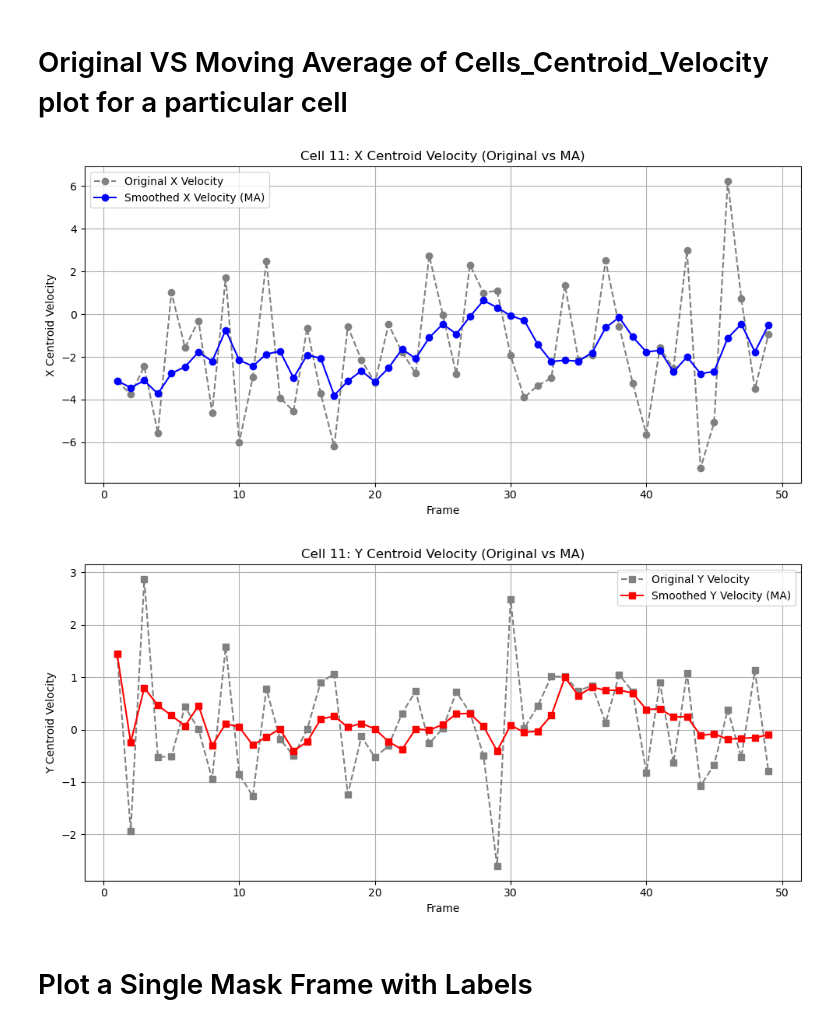
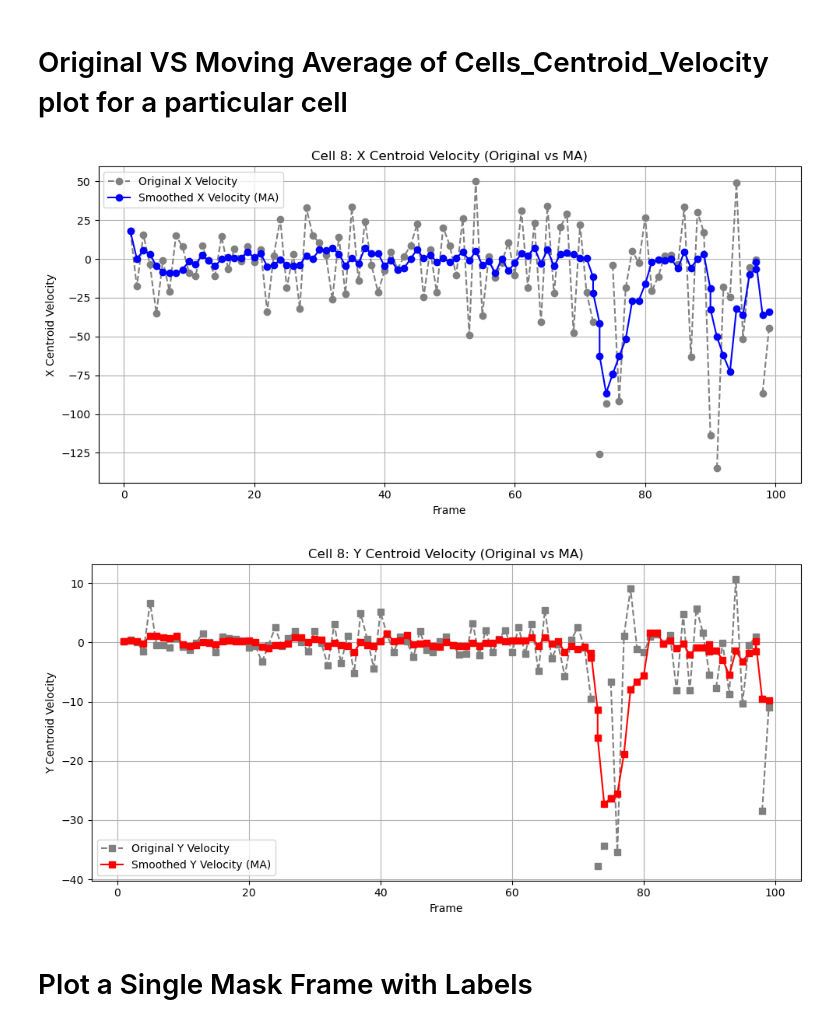
Before and after one commit to mina-mahbub/EmbedTrack_Mina, a Jupyter notebook: Cell_Frame-Video/Track_video.ipynb, the cells around one changed output. Drawn from its saved outputs; the diff is of its cells as text; code cells hidden in the pictures.

```diff
--- a/Cell_Frame-Video/Track_video.ipynb
+++ b/Cell_Frame-Video/Track_video.ipynb
@@ -1180,8 +1175,7 @@ def analyze_cells_by_mask_labels_with_velocity_corrected(mask_directory, output_
 
 #######  Example usage
 mask_directory = "/home/MinaHossain/EmbedTrack/Shape_measure/HP4_TRA"
-output_directory = "/home/MinaHossain/EmbedTrack/Cell_Frame-Video/"
-# output_directory = "/home/MinaHossain/EmbedTrack/Cell_Frame-Video/Output"
+output_directory = "/home/MinaHossain/EmbedTrack/Cell_Frame-Video/Output"
 
 results_df = analyze_cells_by_mask_labels_with_velocity_corrected(mask_directory, output_directory)
 
@@ -1243,36 +1237,37 @@ def plot_cell_velocity_comparison(input_directory,output_directory, cell_id, win
     plt.xlabel("Frame")
     plt.ylabel("X Centroid Velocity")
     plt.title(f"Cell {cell_id}: X Centroid Velocity (Original vs MA)")
     plt.grid(True)
     plt.legend()
     plt.tight_layout()
     plt.savefig(os.path.join(output_directory, f"Line_Plot_Frame VS X_Centroid_Velocity_MA{window_size}_{cell_id}.png"))
     plt.show()
 
     # Plot Y Centroid Velocity
     plt.figure(figsize=(10, 5))
     plt.plot(cell_orig["Frame"], cell_orig["Y_Centroid_Velocity"], marker='s', linestyle='--', color='gray', label='Original Y Velocity')
     plt.plot(cell_ma["Frame"], cell_ma["Y_Centroid_Velocity_MA"], marker='s', linestyle='-', color='red', label='Smoothed Y Velocity (MA)')
     plt.xlabel("Frame")
     plt.ylabel("Y Centroid Velocity")
     plt.title(f"Cell {cell_id}: Y Centroid Velocity (Original vs MA)")
     plt.grid(True)
     plt.legend()
     plt.tight_layout()
     plt.savefig(os.path.join(output_directory, f"Line_Plot_Frame VS Y_Centroid_Velocity_MA{window_size}_{cell_id}.png"))
     plt.show()
 
 
 # Example Usage
 # plot_cell_velocity("/home/MinaHossain/EmbedTrack/Moving_Average-Shape/", cell_id=2, window_size=5)
-cell_id=11
+cell_id=8
+
 window_size=5
 input_directory="/home/MinaHossain/EmbedTrack/Cell_Frame-Video/Output"
 output_directory="/home/MinaHossain/EmbedTrack/Cell_Frame-Video/New_Shape"
 plot_cell_velocity_comparison(input_directory,output_directory, cell_id, window_size)
 # %% [output]
-[figure, old version]
+[figure, new version]
-[figure, old version]
+[figure, new version]
 # %% [markdown]
 # Plot a Single Mask Frame with Labels
 # %%
```
Also changed, not shown: parts of 11 cells of this notebook, 11 other files.
